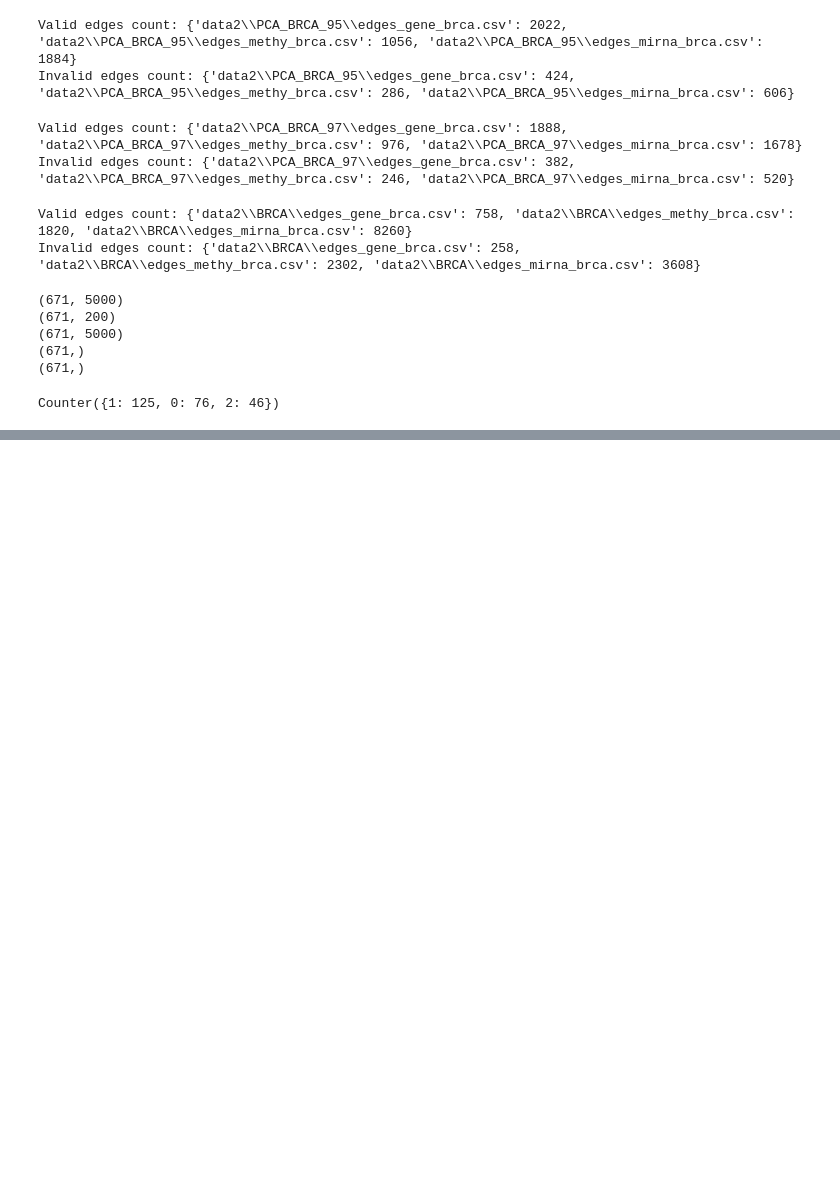
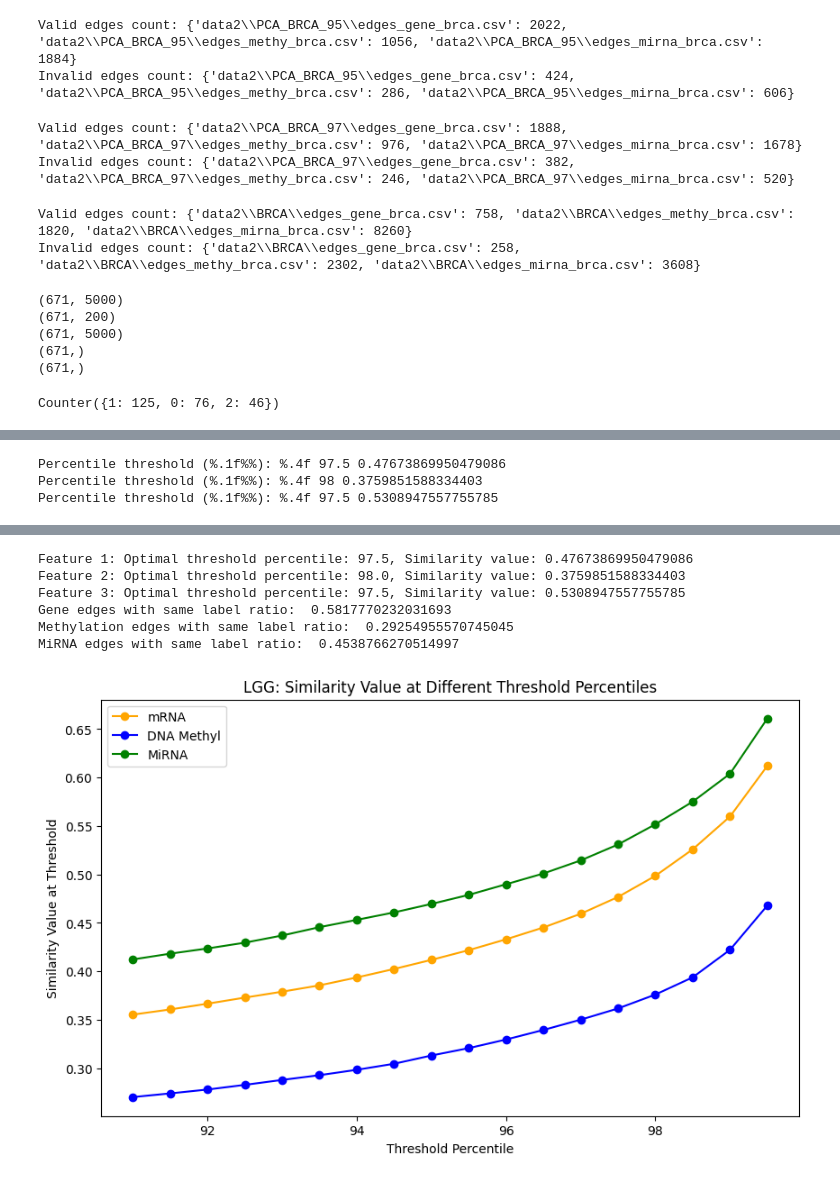
Before and after one commit to kingofnonames/DATN, a Jupyter notebook: experiment.ipynb, the cells around one changed output, grey strips where cells are left out. Drawn from its saved outputs; the diff is of its cells as text; code cells hidden in the pictures; blank space fills up the shorter version.

```diff
--- a/experiment.ipynb
+++ b/experiment.ipynb
@@ -286,0 +477,46 @@ Counter({1: 125, 0: 76, 2: 46})
+# %%
+## LGG
+features1, features2, features3, labels, indexes = load_data("LGG.mat", type="LGG")
+z_fused_fea1 = get_percentile_threshold(features1, method='corr', threshold_pct=97.5)
+z_fused_fea2 = get_percentile_threshold(features2, method='corr', threshold_pct=98)
+z_fused_fea3 = get_percentile_threshold(features3, method='corr', threshold_pct=97.5)
+thresholds = np.arange(91, 100, 0.5)
+per_threshold_fea1 = [np.percentile(z_fused_fea1[~np.eye(z_fused_fea1.shape[0], dtype=bool)], threshold) for threshold in thresholds]
+per_threshold_fea2 = [np.percentile(z_fused_fea2[~np.eye(z_fused_fea2.shape[0], dtype=bool)], threshold) for threshold in thresholds]
+per_threshold_fea3 = [np.percentile(z_fused_fea3[~np.eye(z_fused_fea3.shape[0], dtype=bool)], threshold) for threshold in thresholds]
+plt.figure(figsize=(10, 6))
+plt.plot(thresholds, per_threshold_fea1, label='mRNA', marker='o', color='orange')
+plt.plot(thresholds, per_threshold_fea2, label='DNA Methyl', marker='o', color='blue')
+plt.plot(thresholds, per_threshold_fea3, label='MiRNA', marker='o', color='green')
+plt.xlabel('Threshold Percentile')
+plt.ylabel('Similarity Value at Threshold')
+plt.legend()
+plt.title('LGG: Similarity Value at Different Threshold Percentiles')
+plt.savefig('./images/LGG_similarity_thresholds.png', dpi=300)
+deltas_fea1 = [abs((per_threshold_fea1[i] - per_threshold_fea1[0]) - (per_threshold_fea1[-1] - per_threshold_fea1[i])) for i in range(1, len(per_threshold_fea1))]
+deltas_fea2 = [abs((per_threshold_fea2[i] - per_threshold_fea2[0]) - (per_threshold_fea2[-1] - per_threshold_fea2[i])) for i in range(1, len(per_threshold_fea2))]
+deltas_fea3 = [abs((per_threshold_fea3[i] - per_threshold_fea3[0]) - (per_threshold_fea3[-1] - per_threshold_fea3[i])) for i in range(1, len(per_threshold_fea3))]
+deltas_fea1_min = np.argmin(deltas_fea1) + 1
+threshold_fea1 = thresholds[deltas_fea1_min]
+deltas_fea2_min = np.argmin(deltas_fea2) + 1
+threshold_fea2 = thresholds[deltas_fea2_min]
+deltas_fea3_min = np.argmin(deltas_fea3) + 1
+threshold_fea3 = thresholds[deltas_fea3_min]
+print(f"Feature 1: Optimal threshold percentile: {threshold_fea1}, Similarity value: {per_threshold_fea1[deltas_fea1_min]}")
+print(f"Feature 2: Optimal threshold percentile: {threshold_fea2}, Similarity value: {per_threshold_fea2[deltas_fea2_min]}")
+print(f"Feature 3: Optimal threshold percentile: {threshold_fea3}, Similarity value: {per_threshold_fea3[deltas_fea3_min]}")
+ratio_same_label_edges(type='LGG', data_path='LGG.mat', data_edges_dir='./data2/PER_LGG_')
+
+# print("Features 1:")
+# for threshold in thresholds:
+#     # Your code here
+#     print(threshold, ": ", np.percentile(z_fused_fea1[~np.eye(z_fused_fea1.shape[0], dtype=bool)], threshold))
+# print("Features 2:")
+# for threshold in thresholds:
+#     # Your code here
+#     print(threshold, ": ", np.percentile(z_fused_fea2[~np.eye(z_fused_fea2.shape[0], dtype=bool)], threshold))
+# print("Features 3:")
+# for threshold in thresholds:
+#     # Your code here
+#     print(threshold, ": ",np.percentile(z_fused_fea3[~np.eye(z_fused_fea3.shape[0], dtype=bool)], threshold))
+# %% [output]
@@ -286,0 +528,3 @@ Counter({1: 125, 0: 76, 2: 46})
+Percentile threshold (%.1f%%): %.4f 97.5 0.47673869950479086
+Percentile threshold (%.1f%%): %.4f 98 0.3759851588334403
+Percentile threshold (%.1f%%): %.4f 97.5 0.5308947557755785
@@ -286,0 +536,7 @@ Counter({1: 125, 0: 76, 2: 46})
+Feature 1: Optimal threshold percentile: 97.5, Similarity value: 0.47673869950479086
+Feature 2: Optimal threshold percentile: 98.0, Similarity value: 0.3759851588334403
+Feature 3: Optimal threshold percentile: 97.5, Similarity value: 0.5308947557755785
+Gene edges with same label ratio:  0.5817770232031693
+Methylation edges with same label ratio:  0.29254955570745045
+MiRNA edges with same label ratio:  0.4538766270514997
+[figure, added]
```
Also changed, not shown: parts of 11 cells of this notebook, 54 other files.
